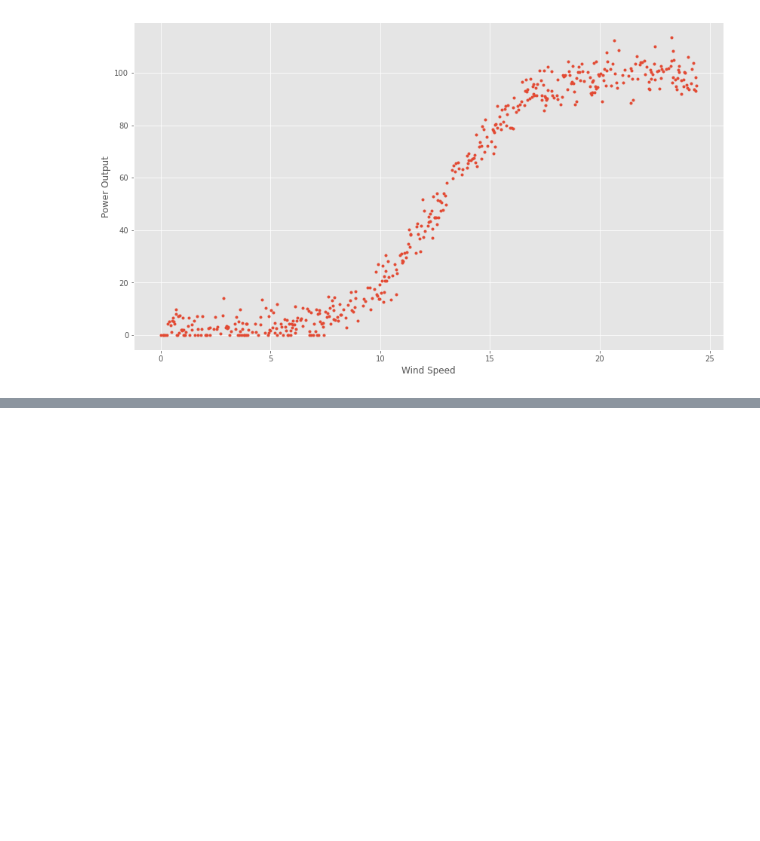
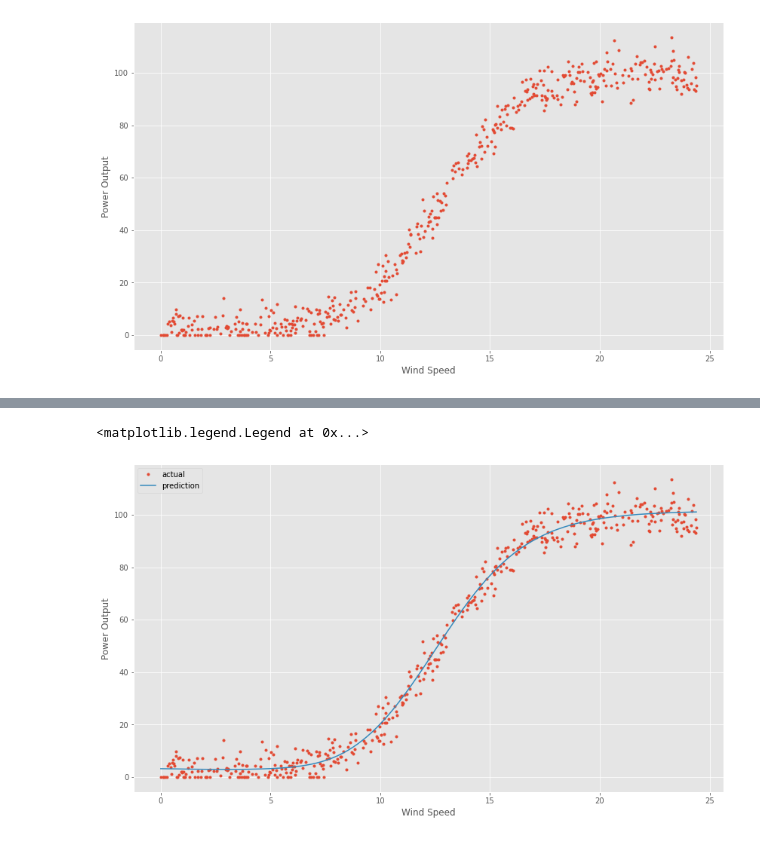
Before and after one commit to ocoleman/machineLearning-project2020, a Jupyter notebook: model-training.ipynb, the cells around one changed output, grey strips where cells are left out. Drawn from its saved outputs; the diff is of its cells as text; code cells hidden in the pictures; blank space fills up the shorter version.

```diff
--- a/model-training.ipynb
+++ b/model-training.ipynb
@@ -150,0 +169,12 @@ array([[101.263565]], dtype=float32)
+# %%
+# # Create our neural network with the sequential class. Code adapted from [8].
+model = kr.models.Sequential()
+#Add Dense layer with 50 neurons, sigmoidal activation.
+model.add(kr.layers.Dense(30, input_shape=(1,), activation='sigmoid'))
+#Linear activation output layer to fit model to dataset.
+model.add(kr.layers.Dense(1, activation='linear'))
+#Compile with MSE + low learning rate.
+model.compile(kr.optimizers.Adam(lr=0.001), loss='mean_squared_error')
+# %%
+# Fit the data.
+history = model.fit(x, y, epochs=300, batch_size=5)
@@ -150,0 +204,9 @@ array([[101.263565]], dtype=float32)
+# %%
+plt.plot(x,y,'.',label='actual' )
+plt.plot(x, model.predict(x),label='prediction' )
+plt.xlabel('Wind Speed')
+plt.ylabel('Power Output')
+plt.legend()
+# %% [output]
+<matplotlib.legend.Legend at 0x...>
+[figure, added]
```
Also changed, not shown: parts of 44 cells of this notebook.
